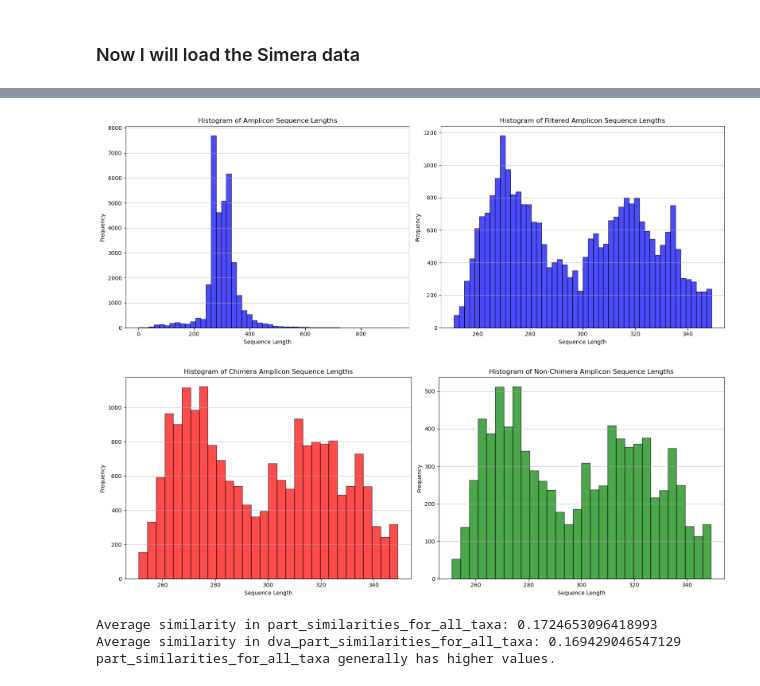
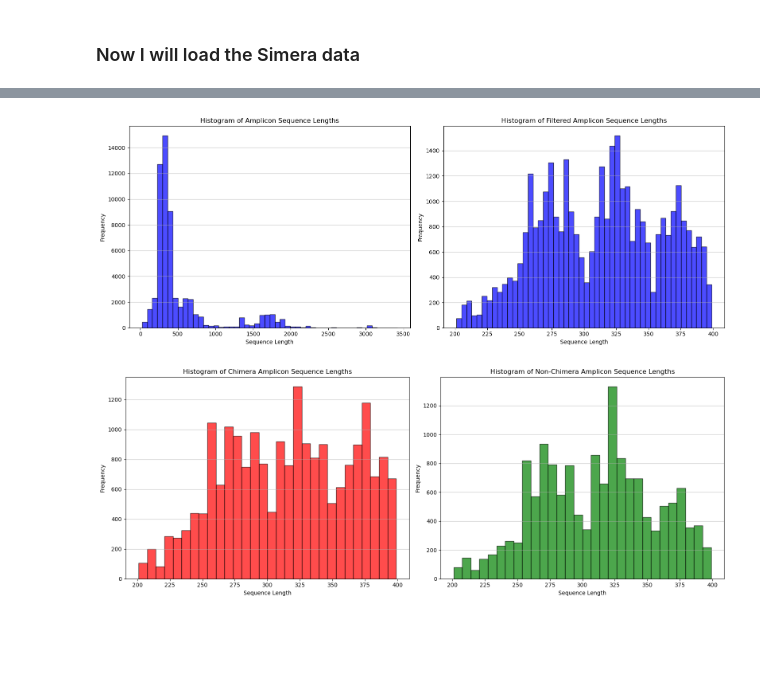
Before and after one commit to VetrovskyTomas/Chimeras, a Jupyter notebook: ml.ipynb, the cells around one changed output, grey strips where cells are left out. Drawn from its saved outputs; the diff is of its cells as text; code cells hidden in the pictures; blank space fills up the shorter version.

```diff
--- a/ml.ipynb
+++ b/ml.ipynb
@@ -173,5 +218,4 @@ for threshold in different_thres_dict.keys():
 # %%
-import matplotlib.pyplot as plt
 import math
 
 # Extract thresholds
@@ -182,13 +226,15 @@ keys = list(log_of_discarted_kmers_per_threshold[thresholds[0]].keys())
 
 # Determine the number of rows and columns for the grid
 num_keys = len(keys)
-num_cols = math.ceil(num_keys / 2)  # 2 rows, so divide keys into columns
+num_cols = math.ceil(num_keys / 3)  # 3 rows, so divide keys into columns
 
 # Create the figure
-plt.figure(figsize=(15, 10))
+plt.figure(figsize=(20, 15))
 
 # Plot each key
 for i, key in enumerate(keys):
+    #if key == "no_of_taxa_with_kmers_with_high_abundance_with_also_kmers_of_abund_1":
+        #break
     # Extract values for the current key across all thresholds
     values = [
         log_of_discarted_kmers_per_threshold[threshold][key]
@@ -196,7 +242,7 @@ for i, key in enumerate(keys):
     ]
 
     # Create a subplot for the current key
-    plt.subplot(2, num_cols, i + 1)
+    plt.subplot(3, num_cols, i + 1)
     plt.plot(thresholds, values, marker="o", linestyle="-", label=key)
     plt.title(f"{key} Across Thresholds")
     plt.xlabel("Threshold")
@@ -368,10 +414,3 @@ NameError: name 'taxa_kmer_abund_dict' is not defined
 #### This shows that it is ok to discart all indexes that are above 300?
 # %% [markdown]
 ### Now I will load the Simera data
-# %%
-from Bio import SeqIO
-#read cutadapt seqs from simera
-amp_fasta = '../datasets/uchime_reference_dataset_16_10_2022/2022_10_26_chimera_reference_release/amplicons_from_primers_simera/gITS7___ITS4/20250325_182506/all_seqs_cutadapt.fa'  # Replace with the path to your FASTA file
-amp_sequences = [(i.id,i.seq) for i in SeqIO.parse(amp_fasta, "fasta")]
-
-print(f"Read {len(amp_sequences)} sequences from the FASTA file.")
@@ -379,0 +417,17 @@ Read 33778 sequences from the FASTA file.
+# %%
+from Bio import SeqIO
+import os
+prim_dir_list = ['18S-F___5.8S-R', '5.8S_Fun___ITS4_Fun', '58A2F___ITS4', 'fITS7___ITS4', 'fITS9___ITS4', 'FSeq___RSeq', 'gITS7___ITS4', 'gITS7___ITS4ngs', 'gITS7ngs___ITS4ngsUni', 'ITS1___ITS2', 'ITS1___ITS4', 'ITS1___qITS2_', 'ITS1-30F___ITS1-217R', 'ITS1F___58A2R', 'ITS1F___ITS2', 'ITS1F___ITS3', 'ITS1F___ITS4', 'ITS1F___LR6', 'ITS1F_KYO1___ITS2_KYO1', 'ITS1F_KYO1___ITS2_KYO2', 'ITS1F_KYO2___ITS2_KYO2', 'ITS1FI2___5.8S', 'ITS1FI2___ITS2', 'ITS1Fngs___ITS2', 'ITS1ngs___ITS2', 'ITS2F___ITS2R', 'ITS3___ITS4', 'ITS3_KYO2___ITS4', 'ITS3_KYO2___ITS4_KYO3', 'ITS5___5.8S_fungi', 'ITS5___ITS2', 'ITS5___ITS2_KYO2', 'ITS5___ITS4', 'ITS7o___ITS4', 'ITS86F___ITS4', 'ITS86F___ITS4-Tul','ITS9___ITS4','ITS9MUNngs___ITS4ngsUni']
+all_amps = {}
+
+for prim_dir in prim_dir_list:
+    try:
+        prim_path = f'../datasets/uchime_reference_dataset_16_10_2022/2022_10_26_chimera_reference_release/amplicons_from_primers_simera/{prim_dir}/'
+        num_dirs = os.listdir(prim_path)
+        all_amps[prim_dir] = []
+        for num_dir in num_dirs:
+            amp_fasta = prim_path + num_dir + "/samp_all_seqs_cutadapt.fa"
+            amp_sequences = [(record.id, str(record.seq)) for record in SeqIO.parse(amp_fasta, "fasta")]
+            all_amps[prim_dir].extend(amp_sequences)
+        all_amps[prim_dir] = set(all_amps[prim_dir])
+    except:print(f"{prim_dir} not found")
@@ -380,10 +448,14 @@ Read 33778 sequences from the FASTA file.
+# %%
+len(all_amps["gITS7___ITS4"])
+amp_sequences = []
+for i in all_amps:
+    amp_sequences.extend(all_amps[i])
 # %%
 # from Simera fasta I should discard all sequences with length < 250 and > 350
 # I ploted all simera read lengths and cut them with min_seq_length = 250 and max_seq_length = 350
 import matplotlib.pyplot as plt
-
-min_seq_length = 250
-max_seq_length = 350
+min_seq_length = 200
+max_seq_length = 400
 
 plt.figure(figsize=(16, 6))
 
@@ -409,33 +481,32 @@ plt.tight_layout()
 plt.show()
 
 # Separate sequence lengths based on "chimera" in the ID
 chimera_lengths = [len(seq[1]) for seq in amp_sequences if "chimera" in seq[0] and min_seq_length < len(seq[1]) < max_seq_length]
 non_chimera_lengths = [len(seq[1]) for seq in amp_sequences if "chimera" not in seq[0] and min_seq_length < len(seq[1]) < max_seq_length]
 
 # Create a new figure for the chimera and non-chimera histograms
 plt.figure(figsize=(16, 6))
 
 # Subplot 1: Histogram for "chimera" reads
 plt.subplot(1, 2, 1)
 plt.hist(chimera_lengths, bins=30, color='red', alpha=0.7, edgecolor='black')
 plt.xlabel('Sequence Length')
 plt.ylabel('Frequency')
 plt.title('Histogram of Chimera Amplicon Sequence Lengths')
 plt.grid(axis='y', alpha=0.75)
 
 # Subplot 2: Histogram for non-"chimera" reads
 plt.subplot(1, 2, 2)
 plt.hist(non_chimera_lengths, bins=30, color='green', alpha=0.7, edgecolor='black')
 plt.xlabel('Sequence Length')
 plt.ylabel('Frequency')
 plt.title('Histogram of Non-Chimera Amplicon Sequence Lengths')
 plt.grid(axis='y', alpha=0.75)
 
 plt.tight_layout()
 plt.show()
 
 # Filter sequences based on length
-better_amp_sequences = [i for i in amp_sequences if min_seq_length < len(i[1]) < max_seq_length]
 # %% [output]
-[figure, old version]
+[figure, new version]
-[figure, old version]
+[figure, new version]
@@ -586,25 +512,0 @@ for n, query_read in enumerate(better_amp_sequences):
-# %%
-# Calculate average similarity for part_similarities_for_all_taxa
-part_similarities_avg = sum(
-    similarity for similarities in part_similarities_for_all_taxa.values() for similarity in similarities.values()
-) / sum(len(similarities) for similarities in part_similarities_for_all_taxa.values())
-
-# Calculate average similarity for dva_part_similarities_for_all_taxa
-dva_part_similarities_avg = sum(
-    similarity for similarities in dva_part_similarities_for_all_taxa.values() for similarity in similarities.values()
-) / sum(len(similarities) for similarities in dva_part_similarities_for_all_taxa.values())
-
-# Compare the averages
-print(f"Average similarity in part_similarities_for_all_taxa: {part_similarities_avg}")
-print(f"Average similarity in dva_part_similarities_for_all_taxa: {dva_part_similarities_avg}")
-
-if part_similarities_avg > dva_part_similarities_avg:
-    print("part_similarities_for_all_taxa generally has higher values.")
-elif part_similarities_avg < dva_part_similarities_avg:
-    print("dva_part_similarities_for_all_taxa generally has higher values.")
-else:
-    print("Both have similar average values.")
-# %% [output]
-Average similarity in part_similarities_for_all_taxa: 0.1724653096418993
-Average similarity in dva_part_similarities_for_all_taxa: 0.169429046547129
-part_similarities_for_all_taxa generally has higher values.
```
Also changed, not shown: parts of 57 cells of this notebook, 7 other files.
